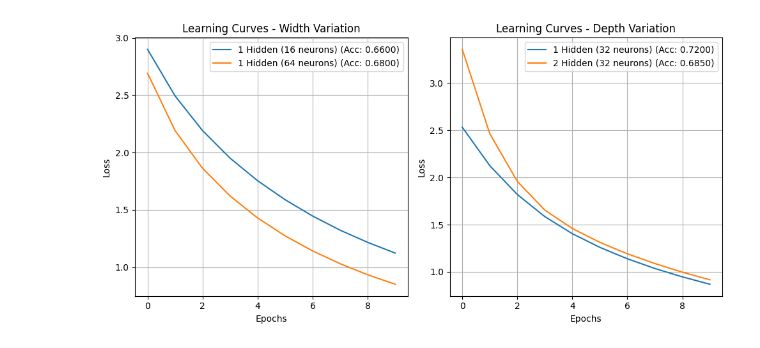
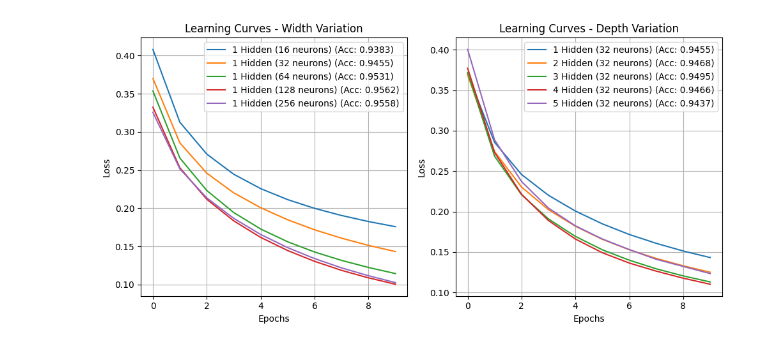
Before and after one commit to zultopia/Tubes1-IF3270-Kelompok1, a Jupyter notebook: src/test1.ipynb, the cells around one changed output. Drawn from its saved outputs; the diff is of its cells as text; code cells hidden in the pictures.

```diff
--- a/src/test1.ipynb
+++ b/src/test1.ipynb
@@ -80,20 +21,0 @@ y_test_encoded = encoder.transform(y_test.reshape(-1, 1))
-# %%
-output_size = y_train_encoded.shape[1]
-layers = [X_train.shape[1], 4, 4, output_size]
-activations = ['relu', 'relu', 'softmax']
-loss = 'categorical_cross_entropy'
-
-model = FFNN(layers,
-             activations,
-             loss,
-            #  l1_lambda=0.000001,
-            #  l2_lambda=0.00001,
-            #  rms_norm=True,
-             init_method="uniform",
-             seed=42)
-history = model.train(X_train, y_train_encoded, epochs=1000, lr=0.1, batch_size=100)
-
-y_pred = model.predict(X_test)
-
-accuracy = accuracy_score(y_test, y_pred)
-print(f"Accuracy: {accuracy:.4f}")
@@ -186,2 +21,0 @@ def visualize_mnist_samples(X, y, num_samples=5):
-# %%
-X_train, X_test, y_train_encoded, y_test_encoded, y_train, y_test = load_mnist_data(sample_size=1000)
@@ -208,12 +27,18 @@ print("\n=== 1. Pengujian Pengaruh Depth dan Width ===")
 
 width_models = [
     {"layers": [784, 16, 10], "name": "1 Hidden (16 neurons)"},
+    {"layers": [784, 32, 10], "name": "1 Hidden (32 neurons)"},
     {"layers": [784, 64, 10], "name": "1 Hidden (64 neurons)"},
+    {"layers": [784, 128, 10], "name": "1 Hidden (128 neurons)"},
+    {"layers": [784, 256, 10], "name": "1 Hidden (256 neurons)"},
 ]
 
 depth_models = [
     {"layers": [784, 32, 10], "name": "1 Hidden (32 neurons)"},
     {"layers": [784, 32, 32, 10], "name": "2 Hidden (32 neurons)"},
+    {"layers": [784, 32, 32, 32, 10], "name": "3 Hidden (32 neurons)"},
+    {"layers": [784, 32, 32, 32, 32, 10], "name": "4 Hidden (32 neurons)"},
+    {"layers": [784, 32, 32, 32, 32, 32, 10], "name": "5 Hidden (32 neurons)"},
 ]
 
 width_results = []
@@ -227,10 +52,10 @@ for config in width_models:
         seed=42
     )
 
-    history = model.train(X_train, y_train_encoded, epochs=10, lr=0.01, batch_size=32, verbose=1)
+    history = model.train(X_train, y_train, epochs=10, lr=0.01, batch_size=32, verbose=1)
 
     y_pred = model.predict(X_test)
-    accuracy = accuracy_score(np.argmax(y_test_encoded, axis=1), y_pred)
+    accuracy = accuracy_score(y_test, y_pred)
     width_results.append({"config": config, "accuracy": accuracy, "history": history})
 
     print(f"Accuracy: {accuracy:.4f}")
@@ -246,10 +71,10 @@ for config in depth_models:
         seed=42
     )
 
-    history = model.train(X_train, y_train_encoded, epochs=10, lr=0.01, batch_size=32, verbose=1)
+    history = model.train(X_train, y_train, epochs=10, lr=0.01, batch_size=32, verbose=1)
 
     y_pred = model.predict(X_test)
-    accuracy = accuracy_score(np.argmax(y_test_encoded, axis=1), y_pred)
+    accuracy = accuracy_score(y_test, y_pred)
     depth_results.append({"config": config, "accuracy": accuracy, "history": history})
 
     print(f"Accuracy: {accuracy:.4f}")
@@ -295,4 +120,4 @@ Accuracy: 0.6850
-[figure, old version]
+[figure, new version]
 # %%
 # =============================================================================
 # 2. Pengujian Pengaruh Fungsi Aktivasi
```
Also changed, not shown: parts of 19 cells of this notebook, 1 other file.
